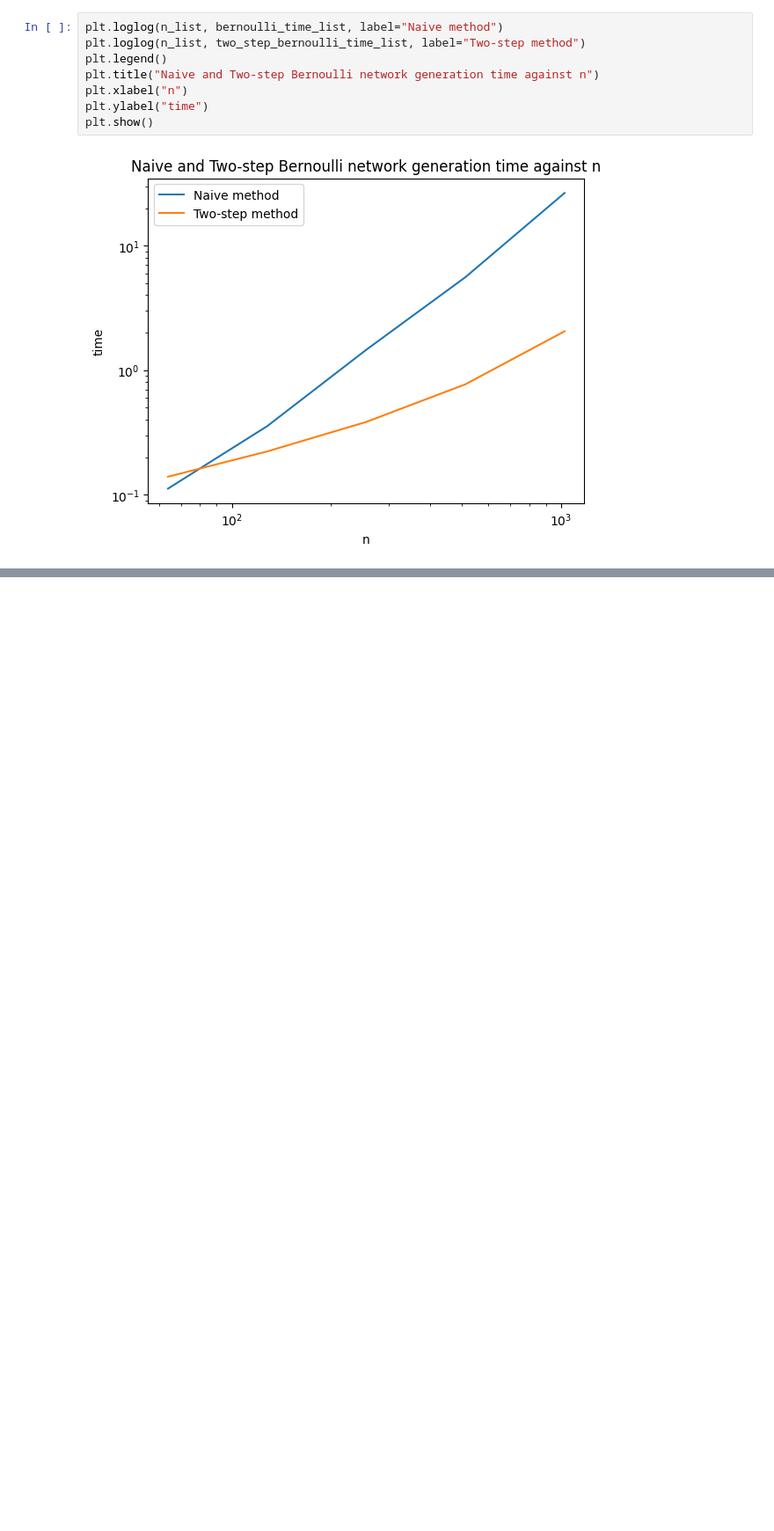
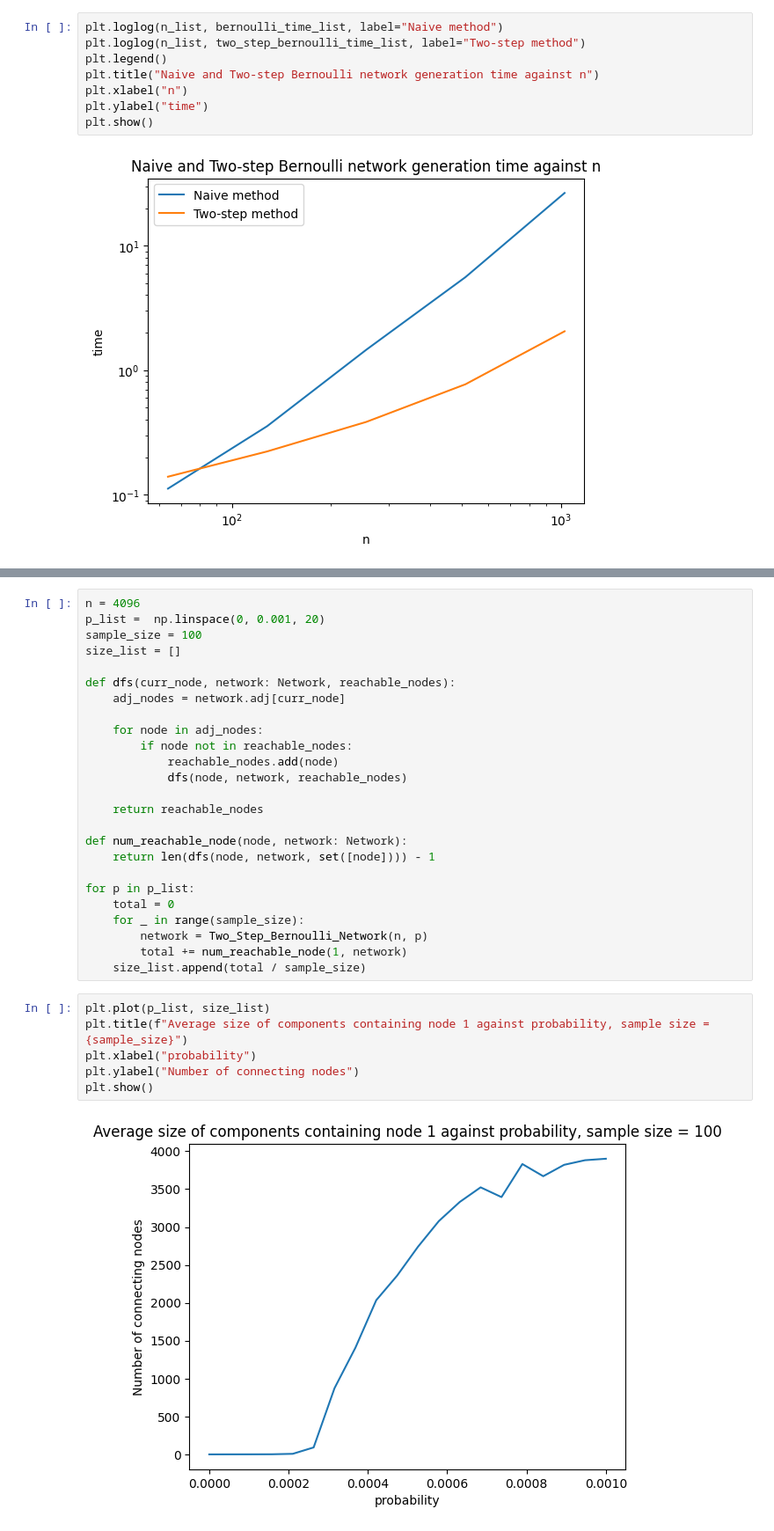
Before and after one commit to ChloeYiu/Network-Friendship-Disease, a Jupyter notebook: week_one.ipynb, the cells around one changed output, grey strips where cells are left out. Shown at 88% size. Cells and saved outputs as stored; diff of their text form; blank space fills up the shorter version.

```diff
--- a/week_one.ipynb
+++ b/week_one.ipynb
@@ -148,0 +156,33 @@ plt.show()
+# %%
+n = 4096
+p_list =  np.linspace(0, 0.001, 20)
+sample_size = 100
+size_list = []
+
+def dfs(curr_node, network: Network, reachable_nodes):
+    adj_nodes = network.adj[curr_node]
+
+    for node in adj_nodes:
+        if node not in reachable_nodes:
+            reachable_nodes.add(node)
+            dfs(node, network, reachable_nodes)
+
+    return reachable_nodes
+
+def num_reachable_node(node, network: Network):
+    return len(dfs(node, network, set([node]))) - 1
+
+for p in p_list:
+    total = 0
+    for _ in range(sample_size):
+        network = Two_Step_Bernoulli_Network(n, p)
+        total += num_reachable_node(1, network)
+    size_list.append(total / sample_size)
+# %%
+plt.plot(p_list, size_list)
+plt.title(f"Average size of components containing node 1 against probability, sample size = {sample_size}")
+plt.xlabel("probability")
+plt.ylabel("Number of connecting nodes")
+plt.show()
+# %% [output]
+[figure, added]
```
Also changed, not shown: parts of 5 cells of this notebook.
